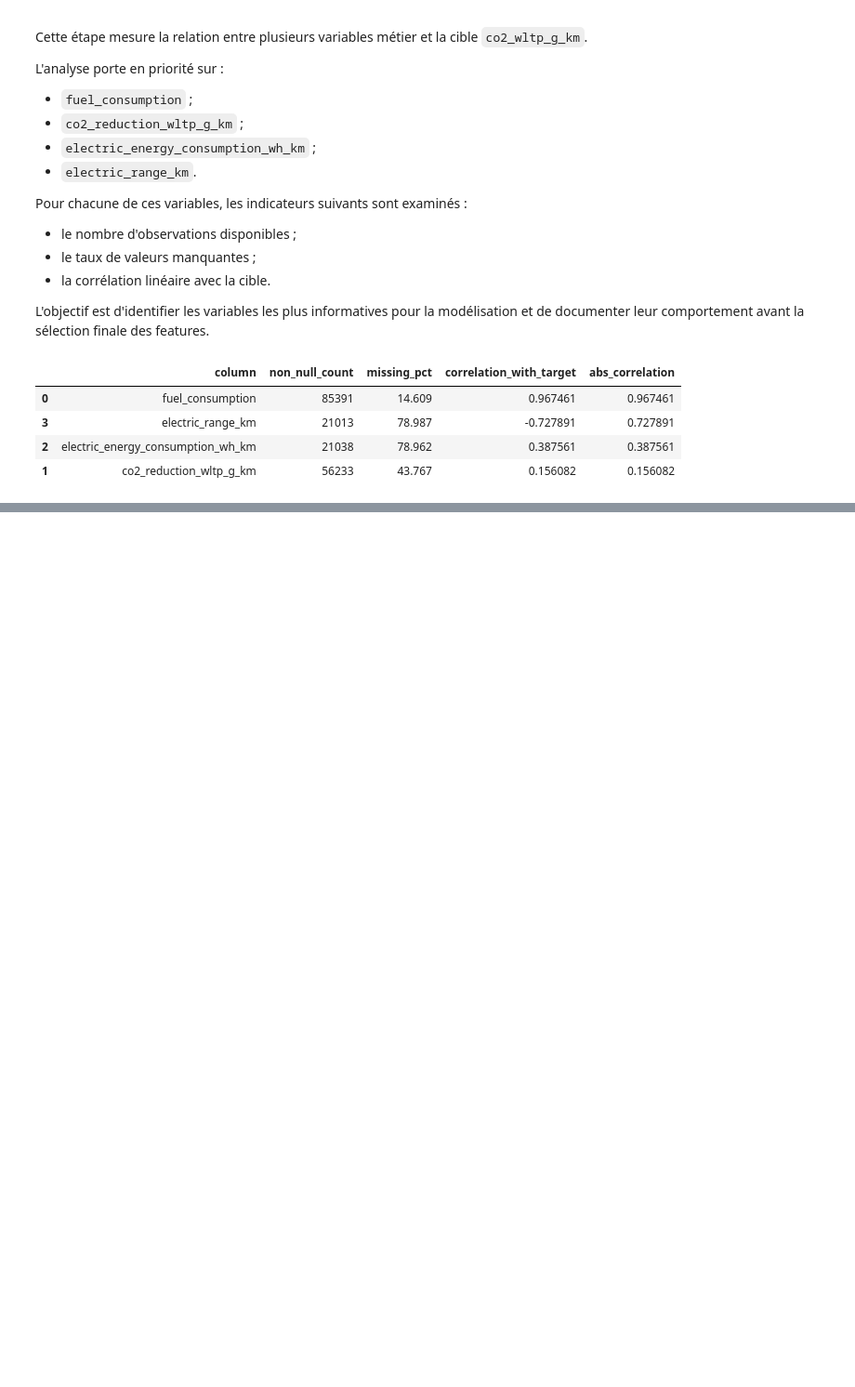
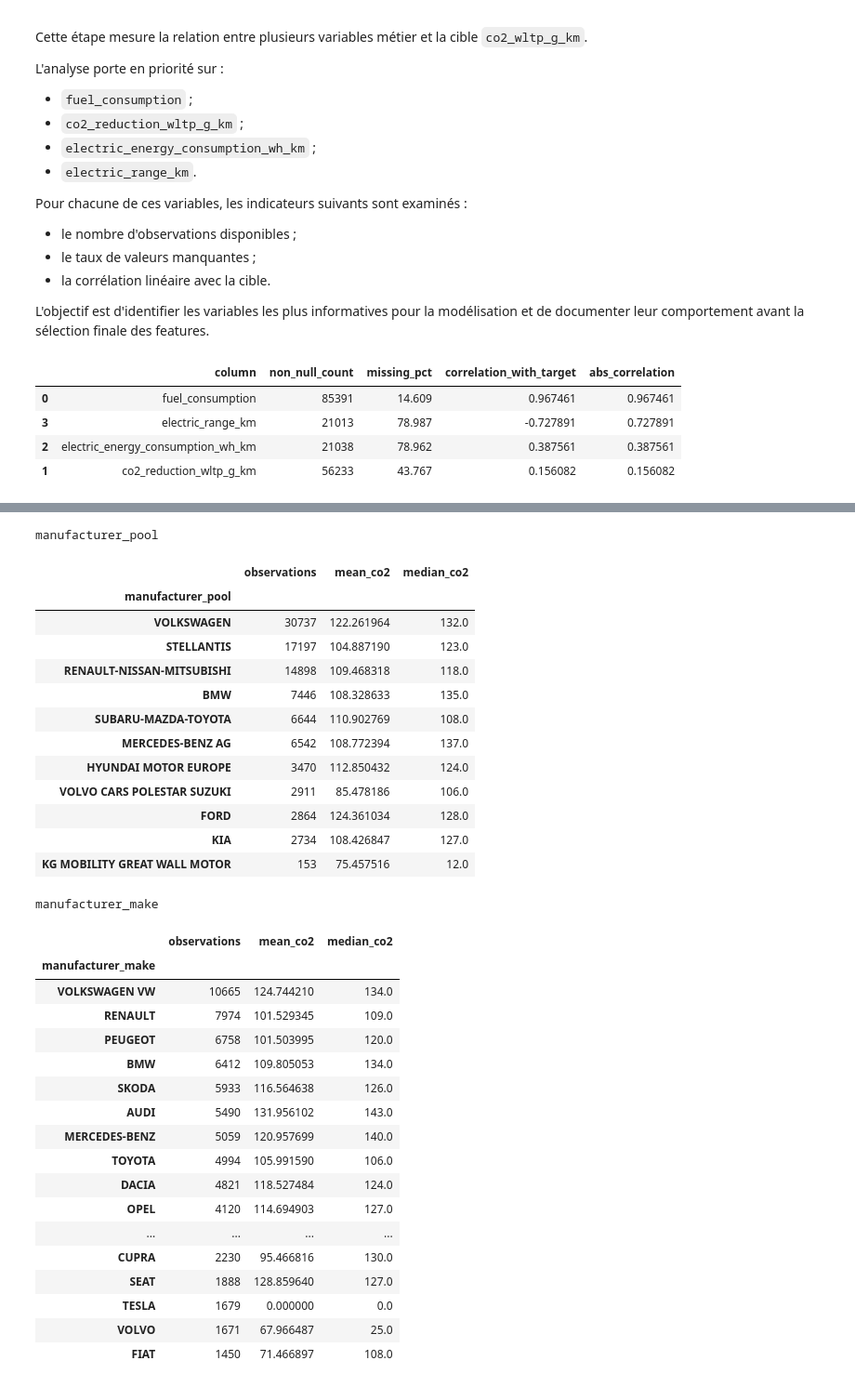
Before and after one commit to julienmbandong/vehicle-emissions-prediction-mlops, a Jupyter notebook: notebooks/02_feature_engineering/02_feature_engineering.ipynb, the cells around one changed output, grey strips where cells are left out. Shown at 93% size. Cells and saved outputs as stored; diff of their text form; code cells hidden in the pictures; blank space fills up the shorter version.

```diff
--- a/notebooks/02_feature_engineering/02_feature_engineering.ipynb
+++ b/notebooks/02_feature_engineering/02_feature_engineering.ipynb
@@ -570,0 +959,66 @@ définitive.
+# %%
+for column in [
+    "manufacturer_pool",
+    "manufacturer_make",
+]:
+    manufacturer_stats = (
+        df[
+            [
+                column,
+                TARGET,
+            ]
+        ]
+        .dropna(
+            subset=[column, TARGET]
+        )
+        .groupby(column)[TARGET]
+        .agg(
+            observations="count",
+            mean_co2="mean",
+            median_co2="median",
+        )
+        .sort_values(
+            "observations",
+            ascending=False,
+        )
+    )
+
+    print(f"\n{column}")
+
+    display(
+        manufacturer_stats.head(20)
+    )
+# %% [output]
+manufacturer_pool
+|  | observations | mean_co2 | median_co2 |
+| manufacturer_pool |  |  |  |
+| VOLKSWAGEN | 30737 | 122.261964 | 132.0 |
+| STELLANTIS | 17197 | 104.887190 | 123.0 |
+| RENAULT-NISSAN-MITSUBISHI | 14898 | 109.468318 | 118.0 |
+| BMW | 7446 | 108.328633 | 135.0 |
+| SUBARU-MAZDA-TOYOTA | 6644 | 110.902769 | 108.0 |
+| MERCEDES-BENZ AG | 6542 | 108.772394 | 137.0 |
+| HYUNDAI MOTOR EUROPE | 3470 | 112.850432 | 124.0 |
+| VOLVO CARS POLESTAR SUZUKI | 2911 | 85.478186 | 106.0 |
+| FORD | 2864 | 124.361034 | 128.0 |
+| KIA | 2734 | 108.426847 | 127.0 |
+| KG MOBILITY GREAT WALL MOTOR | 153 | 75.457516 | 12.0 |
+manufacturer_make
+|  | observations | mean_co2 | median_co2 |
+| manufacturer_make |  |  |  |
+| VOLKSWAGEN VW | 10665 | 124.744210 | 134.0 |
+| RENAULT | 7974 | 101.529345 | 109.0 |
+| PEUGEOT | 6758 | 101.503995 | 120.0 |
+| BMW | 6412 | 109.805053 | 134.0 |
+| SKODA | 5933 | 116.564638 | 126.0 |
+| AUDI | 5490 | 131.956102 | 143.0 |
+| MERCEDES-BENZ | 5059 | 120.957699 | 140.0 |
+| TOYOTA | 4994 | 105.991590 | 106.0 |
+| DACIA | 4821 | 118.527484 | 124.0 |
+| OPEL | 4120 | 114.694903 | 127.0 |
+| ... | ... | ... | ... |
+| CUPRA | 2230 | 95.466816 | 130.0 |
+| SEAT | 1888 | 128.859640 | 127.0 |
+| TESLA | 1679 | 0.000000 | 0.0 |
+| VOLVO | 1671 | 67.966487 | 25.0 |
+| FIAT | 1450 | 71.466897 | 108.0 |
```
Also changed, not shown: parts of 20 cells of this notebook, 1 other file.
